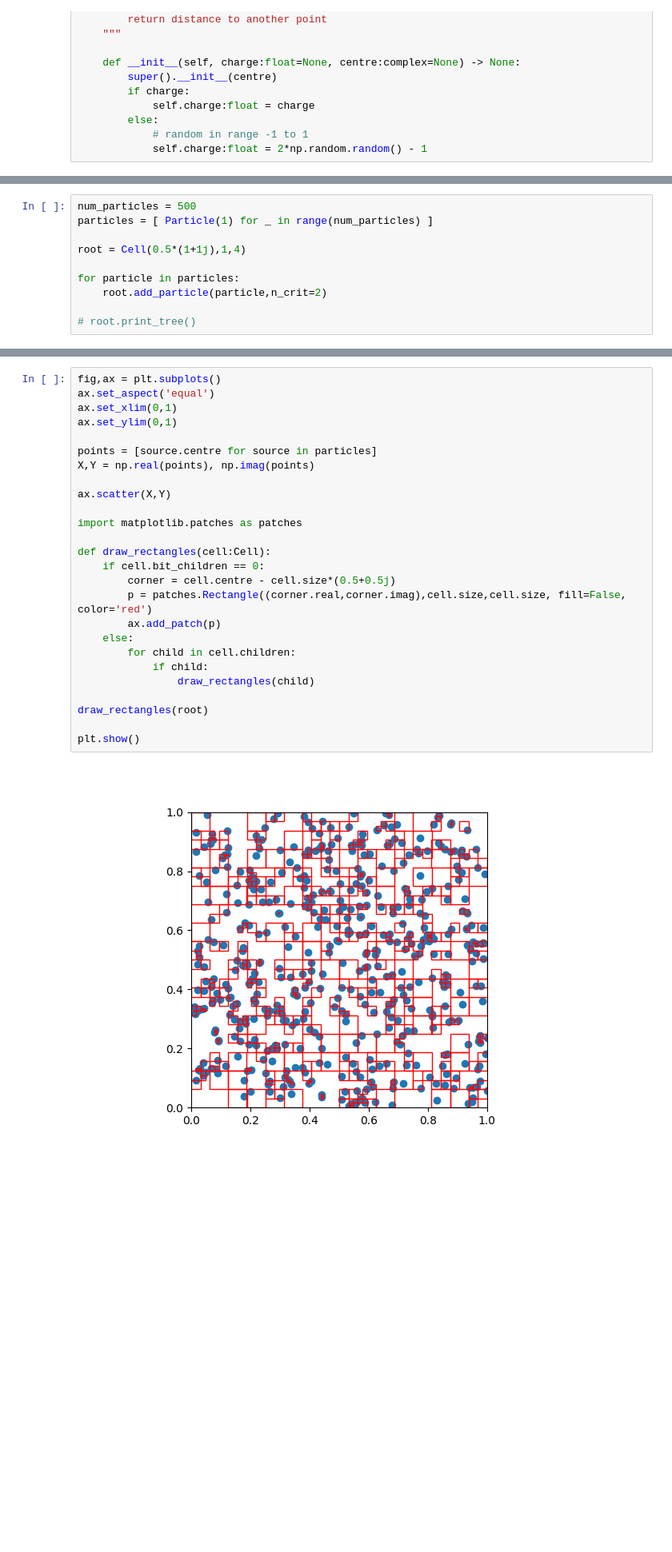
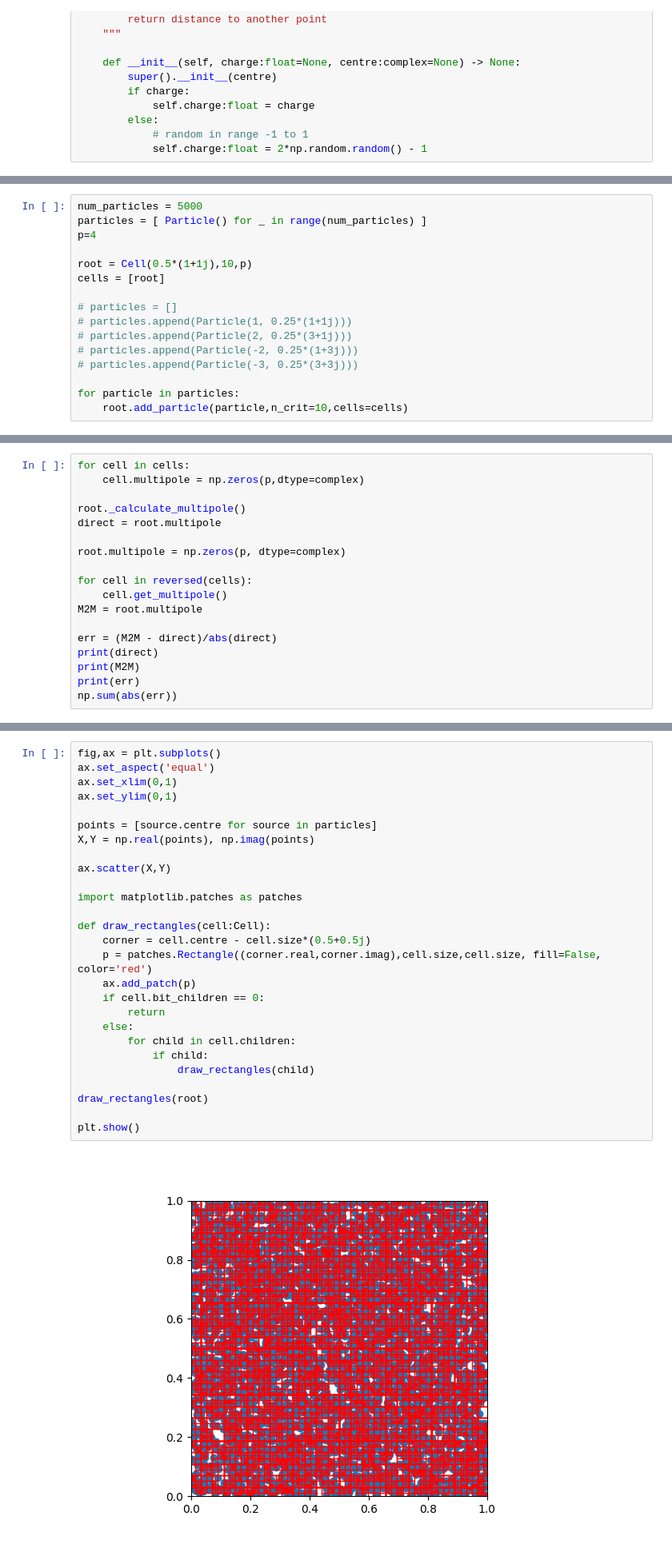
Before and after one commit to Part-II-Computational-Physics/hierarchical-methods-lb880, a Jupyter notebook: fmm_book.ipynb, the cells around one changed output, grey strips where cells are left out. Shown at 80% size. Cells and saved outputs as stored; diff of their text form; blank space fills up the shorter version.

```diff
--- a/fmm_book.ipynb
+++ b/fmm_book.ipynb
@@ -191,10 +237,16 @@ class Cell(Point):
 # %%
-num_particles = 500
-particles = [ Particle(1) for _ in range(num_particles) ]
+num_particles = 5000
+particles = [ Particle() for _ in range(num_particles) ]
+p=4
 
-root = Cell(0.5*(1+1j),1,4)
+root = Cell(0.5*(1+1j),10,p)
+cells = [root]
+
+# particles = []
+# particles.append(Particle(1, 0.25*(1+1j)))
+# particles.append(Particle(2, 0.25*(3+1j)))
+# particles.append(Particle(-2, 0.25*(1+3j)))
+# particles.append(Particle(-3, 0.25*(3+3j)))
 
 for particle in particles:
-    root.add_particle(particle,n_crit=2)
-
-# root.print_tree()
+    root.add_particle(particle,n_crit=10,cells=cells)
@@ -224,0 +253,18 @@ array([ 5.00000000e+02+0.j        ,  1.86472240e+00+2.01894722j,
+# %%
+for cell in cells:
+    cell.multipole = np.zeros(p,dtype=complex)
+
+root._calculate_multipole()
+direct = root.multipole
+
+root.multipole = np.zeros(p, dtype=complex)
+
+for cell in reversed(cells):
+    cell.get_multipole()
+M2M = root.multipole
+
+err = (M2M - direct)/abs(direct)
+print(direct)
+print(M2M)
+print(err)
+np.sum(abs(err))
@@ -225,31 +279,32 @@ array([ 5.00000000e+02+0.j        ,  1.86472240e+00+2.01894722j,
 # %%
 fig,ax = plt.subplots()
 ax.set_aspect('equal')
 ax.set_xlim(0,1)
 ax.set_ylim(0,1)
 
 points = [source.centre for source in particles]
 X,Y = np.real(points), np.imag(points)
 
 ax.scatter(X,Y)
 
 import matplotlib.patches as patches
 
 def draw_rectangles(cell:Cell):
+    corner = cell.centre - cell.size*(0.5+0.5j)
+    p = patches.Rectangle((corner.real,corner.imag),cell.size,cell.size, fill=False, color='red')
+    ax.add_patch(p)
     if cell.bit_children == 0:
-        corner = cell.centre - cell.size*(0.5+0.5j)
-        p = patches.Rectangle((corner.real,corner.imag),cell.size,cell.size, fill=False, color='red')
-        ax.add_patch(p)
+        return
     else:
         for child in cell.children:
             if child:
                 draw_rectangles(child)
 
 draw_rectangles(root)
 
 plt.show()
 # %% [output]
-[figure, old version]
+[figure, new version]
 # %%
 # particles = []
 # particles.append(Particle(1, 0.25*(1+1j)))
```
Also changed, not shown: parts of 6 cells of this notebook, 2 other files.
